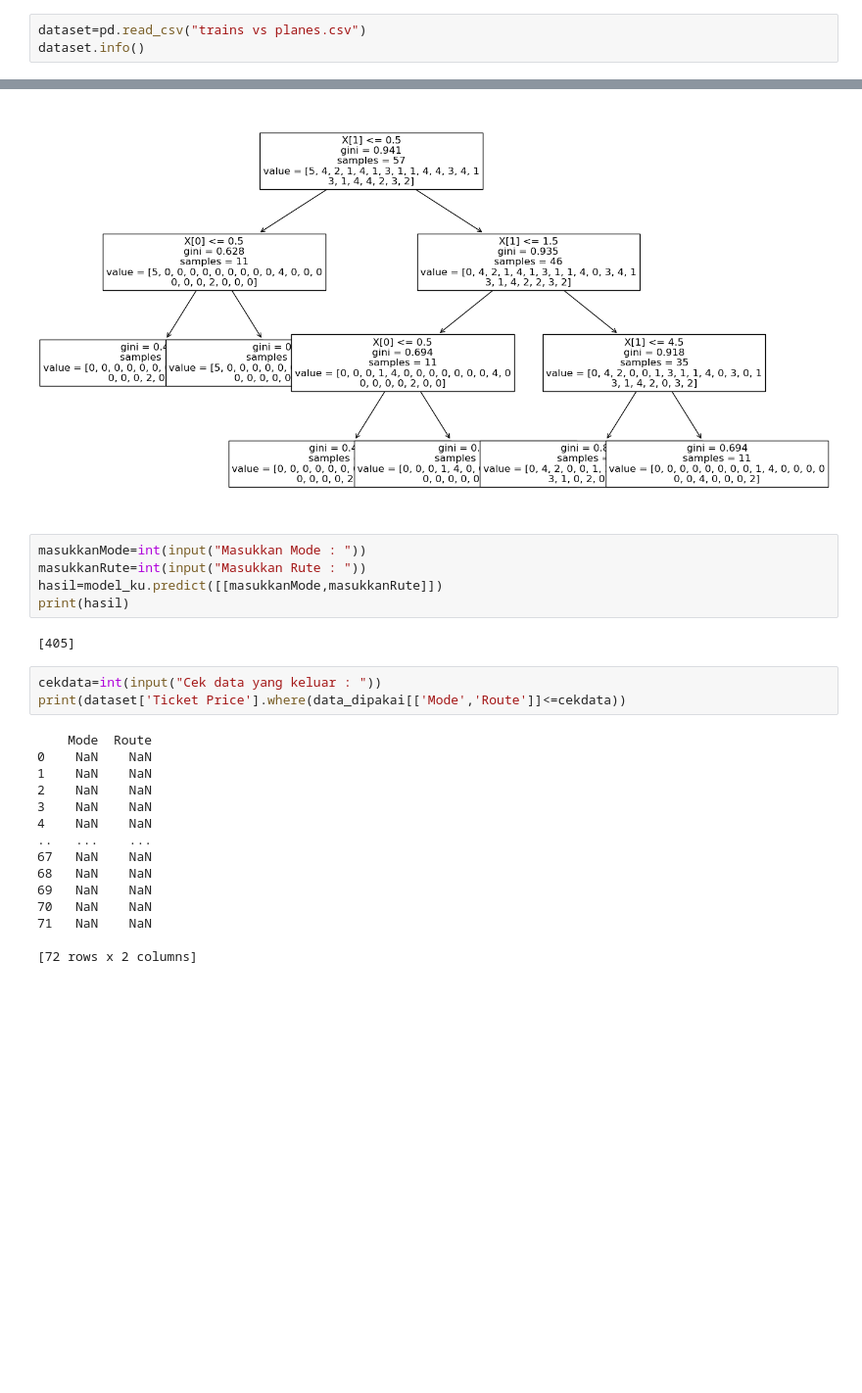
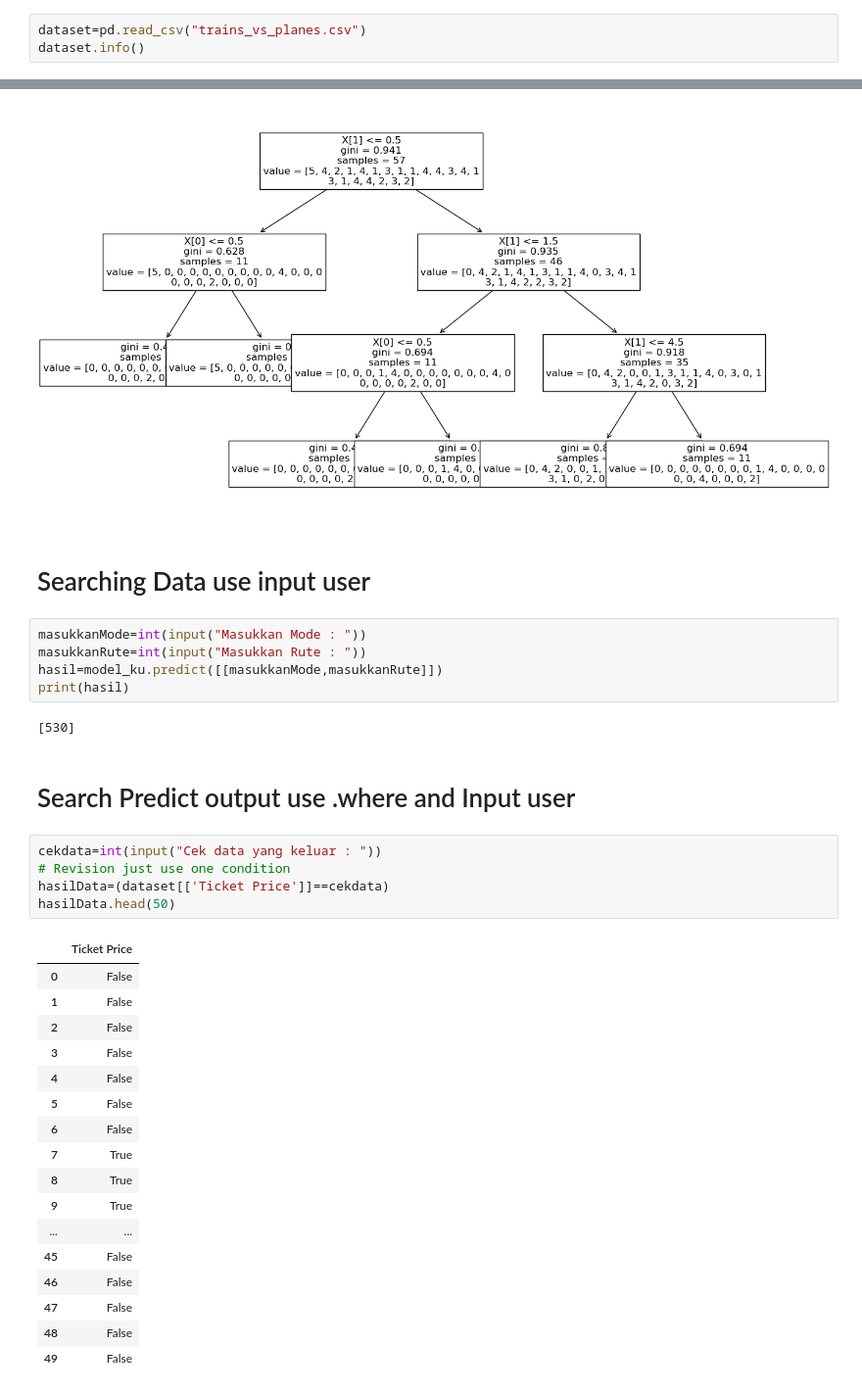
Before and after one commit to ackermanjayjay/Python_Walkthrough, a Jupyter notebook: Damin/Train_Plane_Classification.ipynb, the cells around one changed output, grey strips where cells are left out. Shown: that part at 98% size. Saved outputs shown, nothing was run; the diff lists cells and outputs as text; blank space fills up the shorter version.

Commit message:
Revision

```diff
--- a/Damin/Train_Plane_Classification.ipynb
+++ b/Damin/Train_Plane_Classification.ipynb
@@ -8,7 +8,7 @@ from sklearn import metrics
 from sklearn import preprocessing
 from sklearn import tree
 # %%
-dataset=pd.read_csv("trains vs planes.csv")
+dataset=pd.read_csv("trains_vs_planes.csv")
 dataset.info()
 # %% [output]
 <class 'pandas.core.frame.DataFrame'>
@@ -142,28 +142,37 @@ tree.plot_tree(model_ku.fit(dataX_train,dataY_train),fontsize=12)
 plt.show()
 # %% [output]
 [figure]
+# %% [markdown]
+# Searching Data use input user
 # %%
 masukkanMode=int(input("Masukkan Mode : "))
 masukkanRute=int(input("Masukkan Rute : "))
 hasil=model_ku.predict([[masukkanMode,masukkanRute]])
 print(hasil)
 # %% [output]
-[405]
+[530]
+# %% [markdown]
+# Search Predict output use .where and Input user
 # %%
 cekdata=int(input("Cek data yang keluar : "))
-print(dataset['Ticket Price'].where(data_dipakai[['Mode','Route']]<=cekdata))
+# Revision just use one condition
+hasilData=(dataset[['Ticket Price']]==cekdata)
+hasilData.head(50)
 # %% [output]
-    Mode  Route
-0    NaN    NaN
-1    NaN    NaN
-2    NaN    NaN
-3    NaN    NaN
-4    NaN    NaN
-..   ...    ...
-67   NaN    NaN
-68   NaN    NaN
-69   NaN    NaN
-70   NaN    NaN
-71   NaN    NaN
-
-[72 rows x 2 columns]
+|  | Ticket Price |
+| 0 | False |
+| 1 | False |
+| 2 | False |
+| 3 | False |
+| 4 | False |
+| 5 | False |
+| 6 | False |
+| 7 | True |
+| 8 | True |
+| 9 | True |
+| ... | ... |
+| 45 | False |
+| 46 | False |
+| 47 | False |
+| 48 | False |
+| 49 | False |
```
